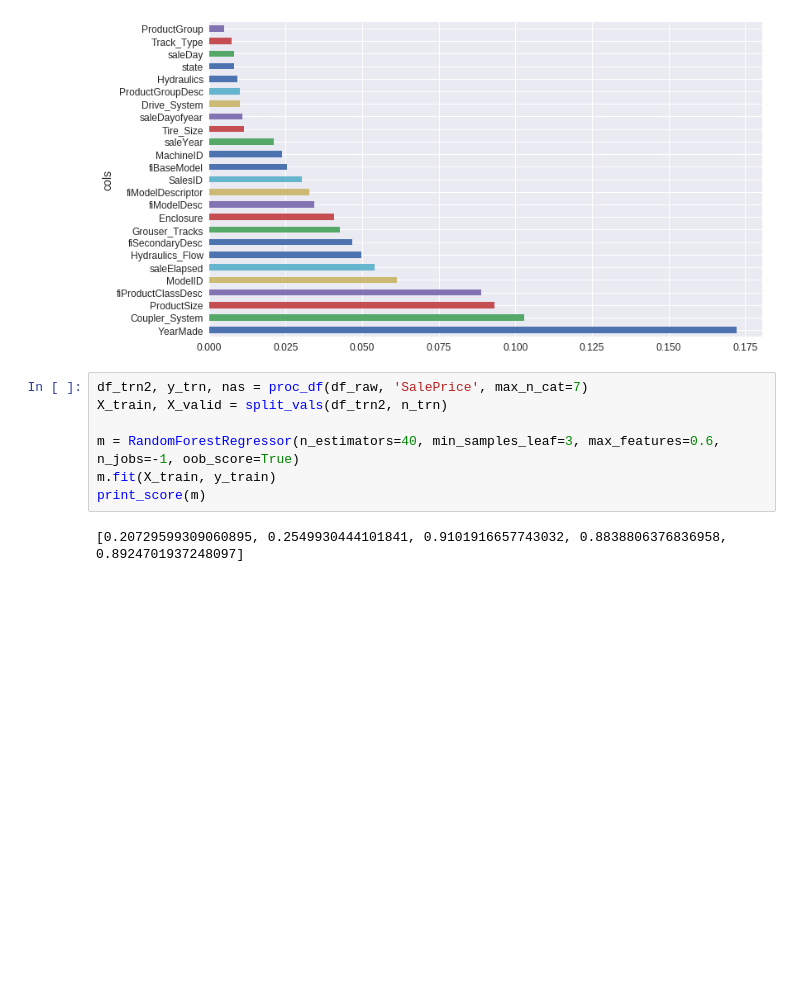
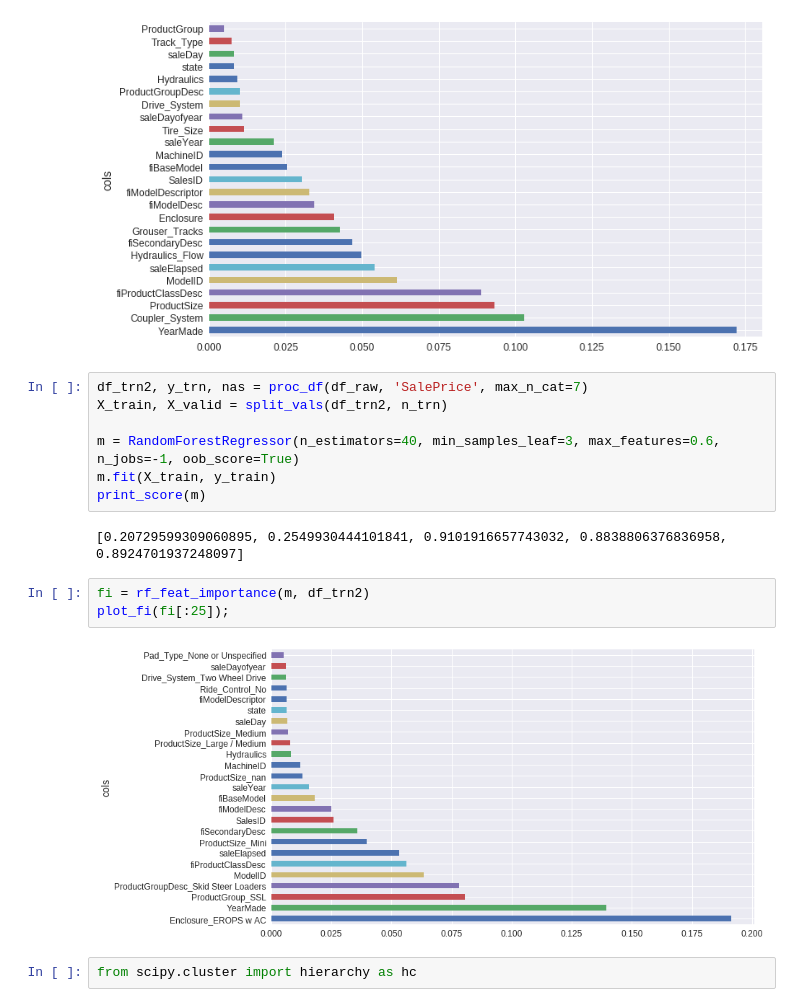
Before and after one commit to ssttv/ml-resources, a Jupyter notebook: fastai_rf_interpretation.ipynb, the cells around one changed output. Cells and saved outputs as stored; diff of their text form; blank space fills up the shorter version.

```diff
--- a/fastai_rf_interpretation.ipynb
+++ b/fastai_rf_interpretation.ipynb
@@ -242,3 +242,10 @@ m.fit(X_train, y_train)
 print_score(m)
 # %% [output]
 [0.20729599309060895, 0.2549930444101841, 0.9101916657743032, 0.8838806376836958, 0.8924701937248097]
+# %%
+fi = rf_feat_importance(m, df_trn2)
+plot_fi(fi[:25]);
+# %% [output]
+[figure, added]
+# %%
+from scipy.cluster import hierarchy as hc
```
Also changed, not shown: parts of 10 cells of this notebook.
